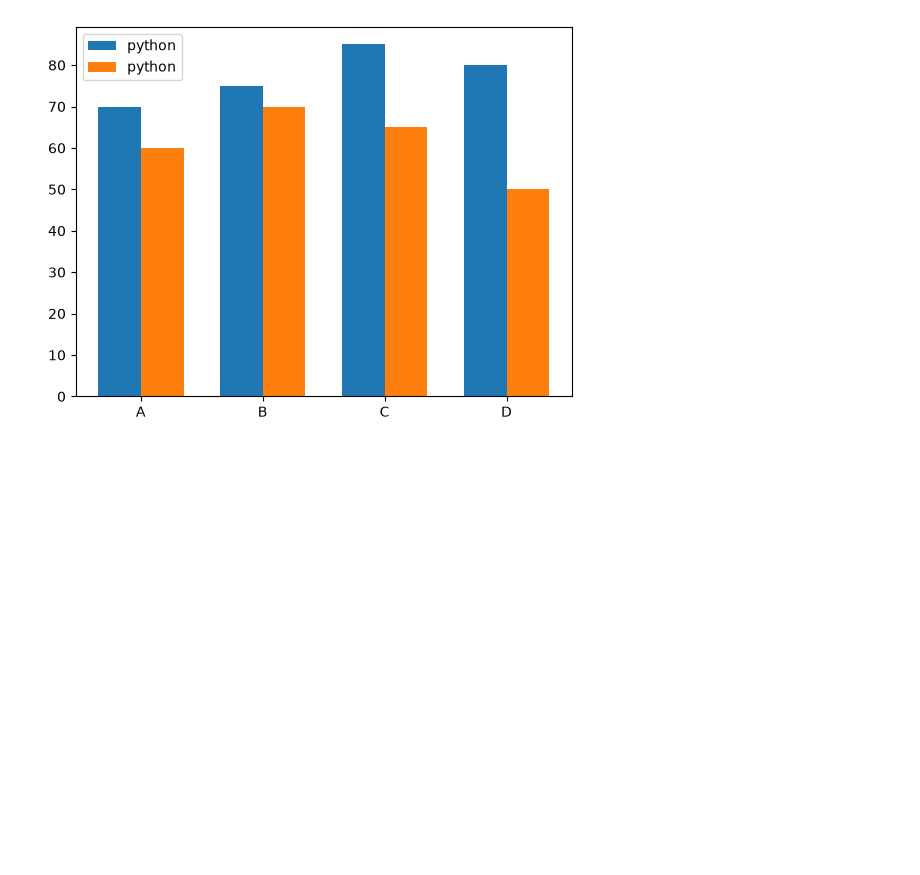
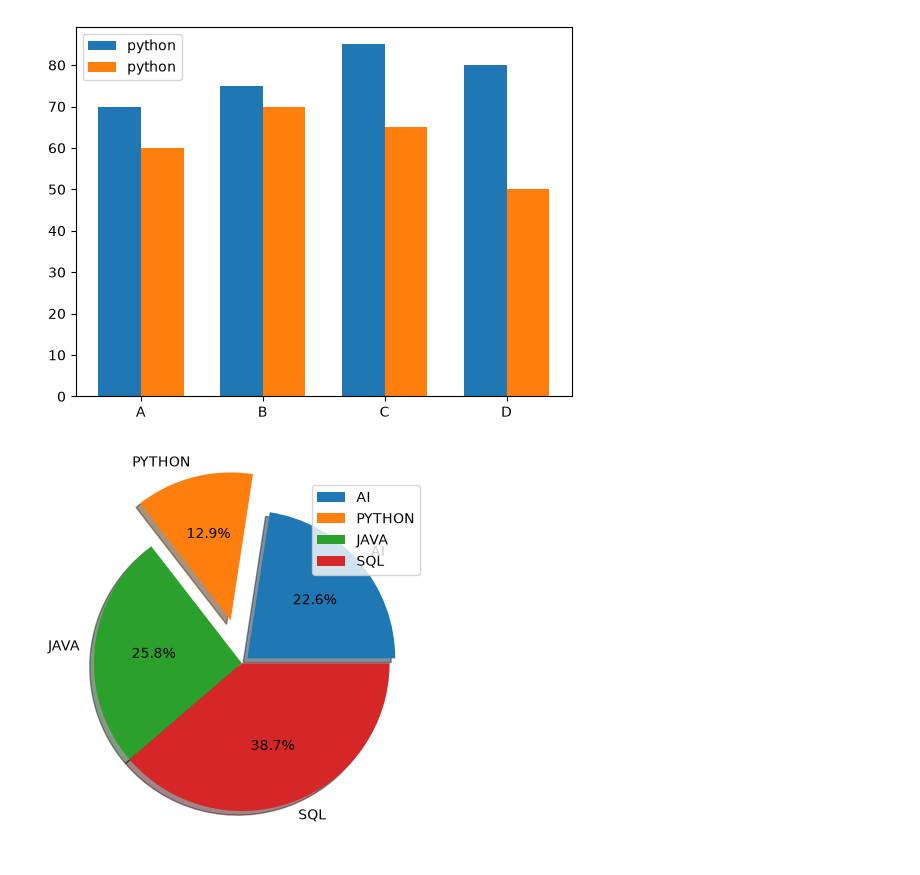
Before and after one commit to priyanshubuild/Data-Visualization-using-python, a Jupyter notebook: metplotlib/metplotlib_day1.ipynb, the cells around one changed output. Cells and saved outputs as stored; diff of their text form; code cells hidden in the pictures; blank space fills up the shorter version.

Commit message:
matplotlib piechart

```diff
--- a/metplotlib/metplotlib_day1.ipynb
+++ b/metplotlib/metplotlib_day1.ipynb
@@ -71,3 +71,13 @@ plt.legend()
 plt.show()
 # %% [output]
 [figure]
+# %%
+import matplotlib.pyplot as plt
+subject=["AI","PYTHON","JAVA","SQL"]
+hours=[35,20,40,60]
+explode=[0.05,0.3,0,0]
+plt.pie(hours,labels=subject,autopct="%1.1f%%",explode=explode,shadow=True)
+plt.legend()
+plt.show()
+# %% [output]
+[figure, added]
```
